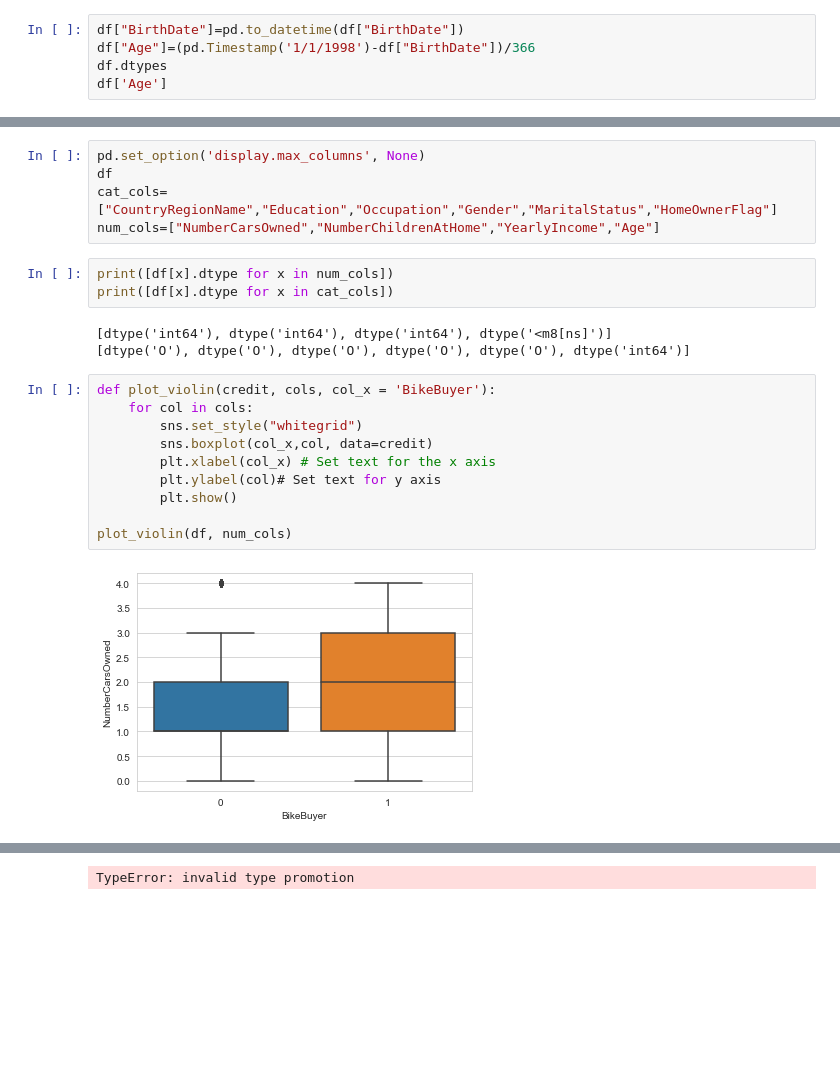
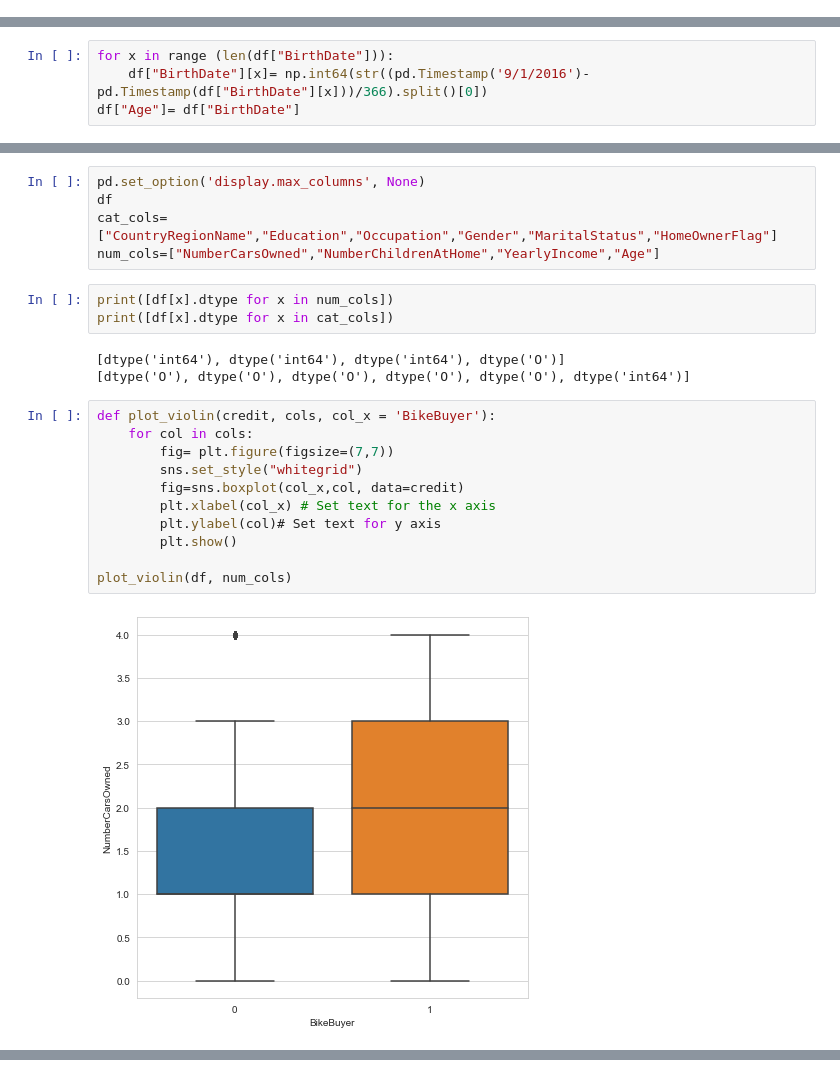
Before and after one commit to sejal129/bike-buyers, a Jupyter notebook: AWC_customer_analysis.ipynb, the cells around one changed output, grey strips where cells are left out. Cells and saved outputs as stored; diff of their text form; blank space fills up the shorter version.

Commit message:
Converted Age to int
Converted Age column from timedelta to np.int for further plotting and analysis

```diff
--- a/AWC_customer_analysis.ipynb
+++ b/AWC_customer_analysis.ipynb
@@ -91,8 +83,3 @@ dtype: float64, 'Manual', YearlyIncome    21722.0
 dtype: float64]
 # %%
 df=pd.merge(df,df1, how='outer', left_on='CustomerID', right_on='CustomerID')
-# %%
-df["BirthDate"]=pd.to_datetime(df["BirthDate"])
-df["Age"]=(pd.Timestamp('1/1/1998')-df["BirthDate"])/366
-df.dtypes
-df['Age']
@@ -131,0 +86,4 @@ ques8()
+# %%
+for x in range (len(df["BirthDate"])):
+    df["BirthDate"][x]= np.int64(str((pd.Timestamp('9/1/2016')-pd.Timestamp(df["BirthDate"][x]))/366).split()[0])
+df["Age"]= df["BirthDate"]
@@ -254,17 +220,18 @@ num_cols=["NumberCarsOwned","NumberChildrenAtHome","YearlyIncome","Age"]
 print([df[x].dtype for x in num_cols])
 print([df[x].dtype for x in cat_cols])
 # %% [output]
-[dtype('int64'), dtype('int64'), dtype('int64'), dtype('<m8[ns]')]
+[dtype('int64'), dtype('int64'), dtype('int64'), dtype('O')]
 [dtype('O'), dtype('O'), dtype('O'), dtype('O'), dtype('O'), dtype('int64')]
 # %%
 def plot_violin(credit, cols, col_x = 'BikeBuyer'):
     for col in cols:
+        fig= plt.figure(figsize=(7,7))
         sns.set_style("whitegrid")
-        sns.boxplot(col_x,col, data=credit)
+        fig=sns.boxplot(col_x,col, data=credit)
         plt.xlabel(col_x) # Set text for the x axis
         plt.ylabel(col)# Set text for y axis
         plt.show()
 
 plot_violin(df, num_cols)
 # %% [output]
-[figure, old version]
+[figure, new version]
@@ -273 +239,0 @@ plot_violin(df, num_cols)
-TypeError: invalid type promotion
```
Also changed, not shown: parts of 9 cells of this notebook.
